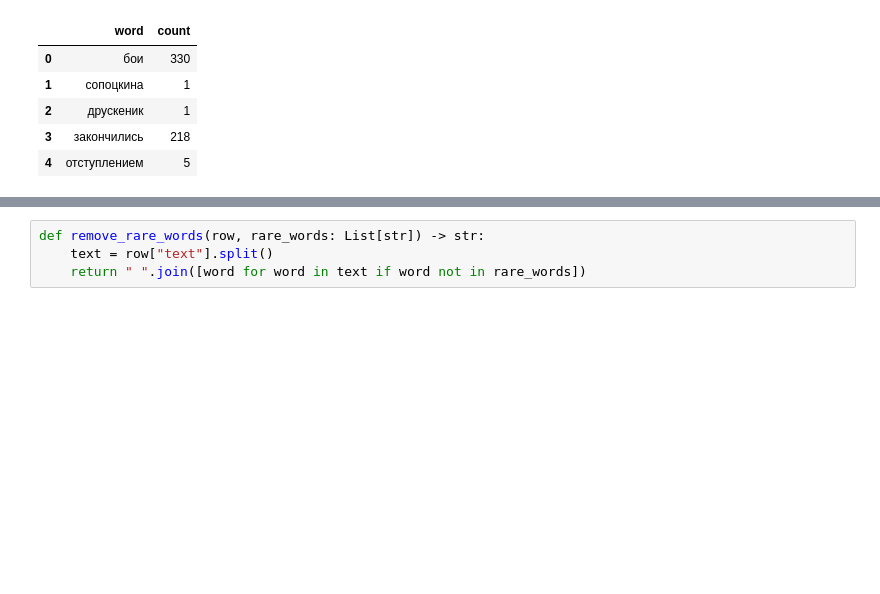
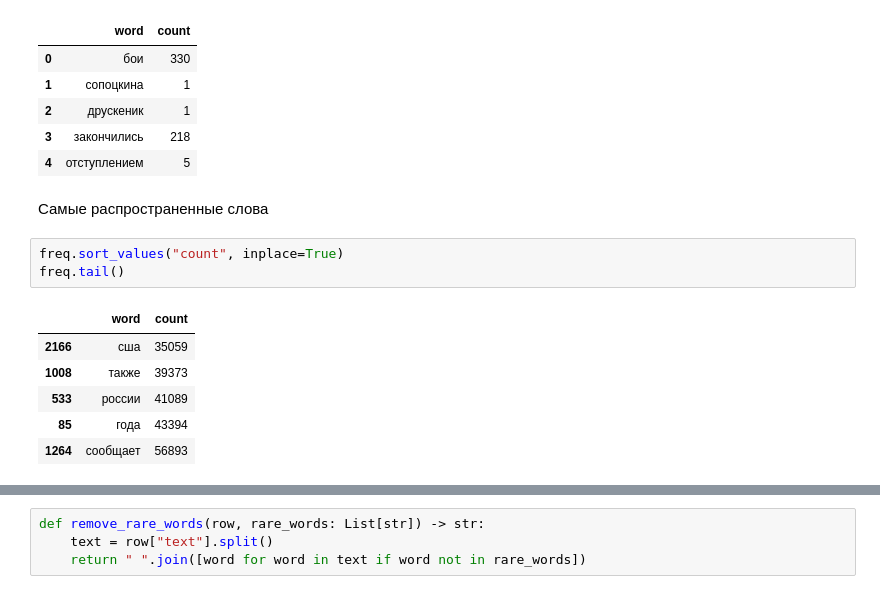
Before and after one commit to AlekseyBuzmakov/2023-TextAI, a Jupyter notebook: 2023_TextAI_Word2vec_v1.ipynb, the cells around one changed output, grey strips where cells are left out. Saved outputs shown, nothing was run; the diff lists cells and outputs as text; blank space fills up the shorter version.

```diff
--- a/2023_TextAI_Word2vec_v1.ipynb
+++ b/2023_TextAI_Word2vec_v1.ipynb
@@ -242,4 +271,16 @@ freq.head()
 | 2 | друскеник | 1 |
 | 3 | закончились | 218 |
 | 4 | отступлением | 5 |
+# %% [markdown]
+Самые распространенные слова
+# %%
+freq.sort_values("count", inplace=True)
+freq.tail()
+# %% [output]
+|  | word | count |
+| 2166 | сша | 35059 |
+| 1008 | также | 39373 |
+| 533 | россии | 41089 |
+| 85 | года | 43394 |
+| 1264 | сообщает | 56893 |
 # %%
```
Also changed, not shown: parts of 44 cells of this notebook.
